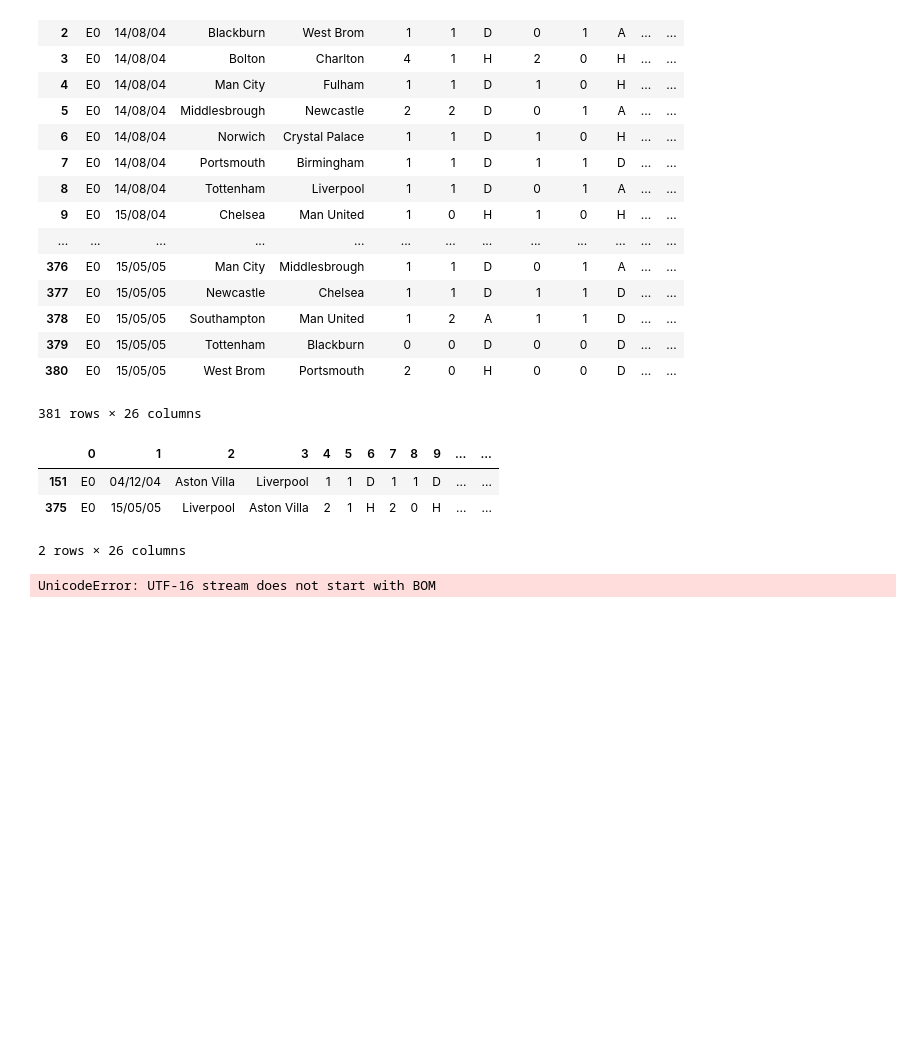
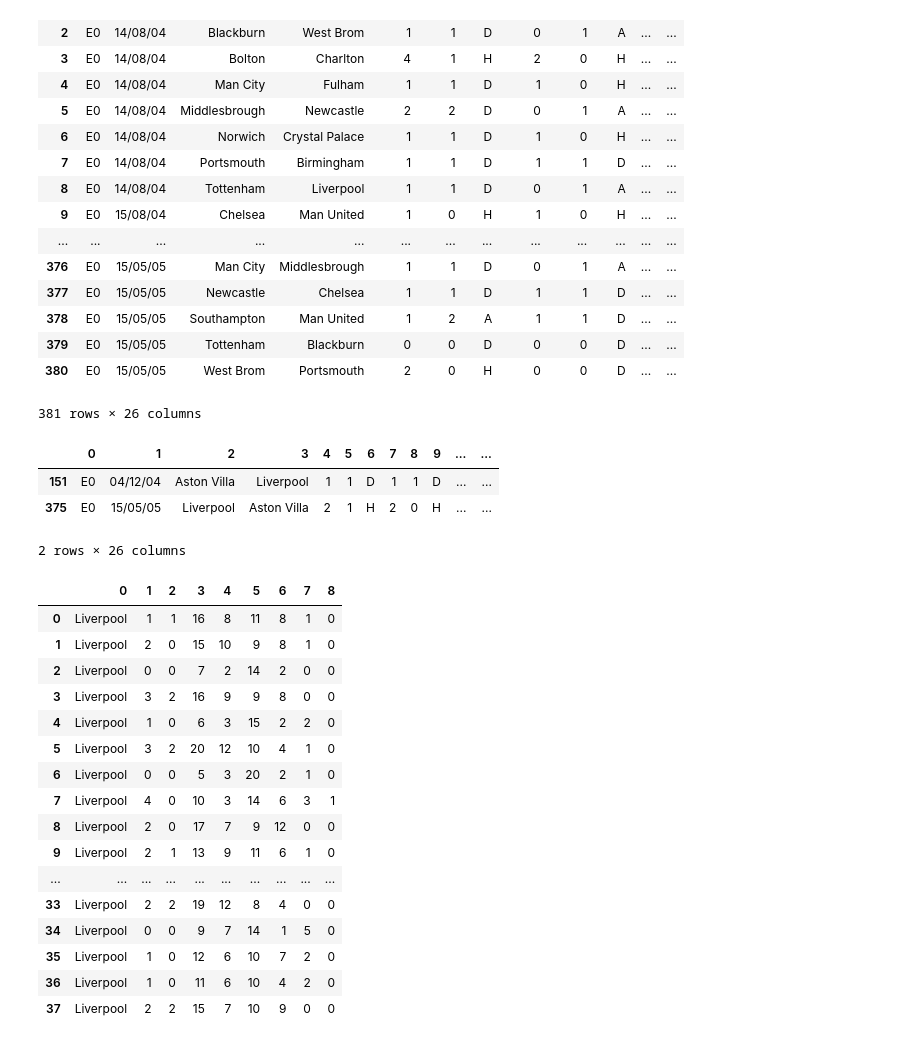
Before and after one commit to ML-Project-2018/my-bet-supremo, a Jupyter notebook: process.ipynb, the cells around one changed output. Cells and saved outputs as stored; diff of their text form; code cells hidden in the pictures; blank space fills up the shorter version.

```diff
--- a/process.ipynb
+++ b/process.ipynb
@@ -56,13 +56,47 @@ fixture
 | 151 | E0 | 04/12/04 | Aston Villa | Liverpool | 1 | 1 | D | 1 | 1 | D | ... | ... |
 | 375 | E0 | 15/05/05 | Liverpool | Aston Villa | 2 | 1 | H | 2 | 0 | H | ... | ... |
 2 rows × 26 columns
-# %%
-data = []
-with open('data/E0 (21).csv', 'r', encoding='utf-16') as f:
-    reader = csv.reader(f)
-    for row in reader:
-        data.append(row[: 26])
-
-data = pd.DataFrame(np.array(data))
-# %% [output]
-UnicodeError: UTF-16 stream does not start with BOM
+# %%
+fixtures = []
+x = 0
+size = 10
+
+for i in range(data.shape[0]):
+    d = data[x:size]
+    for index, row in d.iterrows():
+        if (row[2] == 'Liverpool' or row[3] == 'Liverpool'):
+            if row[2] == 'Liverpool':
+                row.drop([0, 1, 3, 5, 6, 8, 9, 10, 12, 14, 16, 18, 20, 22, 23, 24, 25], inplace=True)
+                row = [x for x in row if x != 'NaN']
+                fixtures.append(row)
+
+            elif row[3] == 'Liverpool':
+                row.drop([0, 1, 2, 4, 6, 7, 9, 10, 11, 13, 15, 17, 19, 21, 23, 24, 25], inplace=True)
+                row = [x for x in row if x != 'NaN']
+                fixtures.append(row)
+
+    x += 10
+    size += 10
+
+
+fixtures = pd.DataFrame(fixtures)
+# %%
+fixtures
+# %% [output]
+|  | 0 | 1 | 2 | 3 | 4 | 5 | 6 | 7 | 8 |
+| 0 | Liverpool | 1 | 1 | 16 | 8 | 11 | 8 | 1 | 0 |
+| 1 | Liverpool | 2 | 0 | 15 | 10 | 9 | 8 | 1 | 0 |
+| 2 | Liverpool | 0 | 0 | 7 | 2 | 14 | 2 | 0 | 0 |
+| 3 | Liverpool | 3 | 2 | 16 | 9 | 9 | 8 | 0 | 0 |
+| 4 | Liverpool | 1 | 0 | 6 | 3 | 15 | 2 | 2 | 0 |
+| 5 | Liverpool | 3 | 2 | 20 | 12 | 10 | 4 | 1 | 0 |
+| 6 | Liverpool | 0 | 0 | 5 | 3 | 20 | 2 | 1 | 0 |
+| 7 | Liverpool | 4 | 0 | 10 | 3 | 14 | 6 | 3 | 1 |
+| 8 | Liverpool | 2 | 0 | 17 | 7 | 9 | 12 | 0 | 0 |
+| 9 | Liverpool | 2 | 1 | 13 | 9 | 11 | 6 | 1 | 0 |
+| ... | ... | ... | ... | ... | ... | ... | ... | ... | ... |
+| 33 | Liverpool | 2 | 2 | 19 | 12 | 8 | 4 | 0 | 0 |
+| 34 | Liverpool | 0 | 0 | 9 | 7 | 14 | 1 | 5 | 0 |
+| 35 | Liverpool | 1 | 0 | 12 | 6 | 10 | 7 | 2 | 0 |
+| 36 | Liverpool | 1 | 0 | 11 | 6 | 10 | 4 | 2 | 0 |
+| 37 | Liverpool | 2 | 2 | 15 | 7 | 10 | 9 | 0 | 0 |
```
Also changed, not shown: 2 other files.
